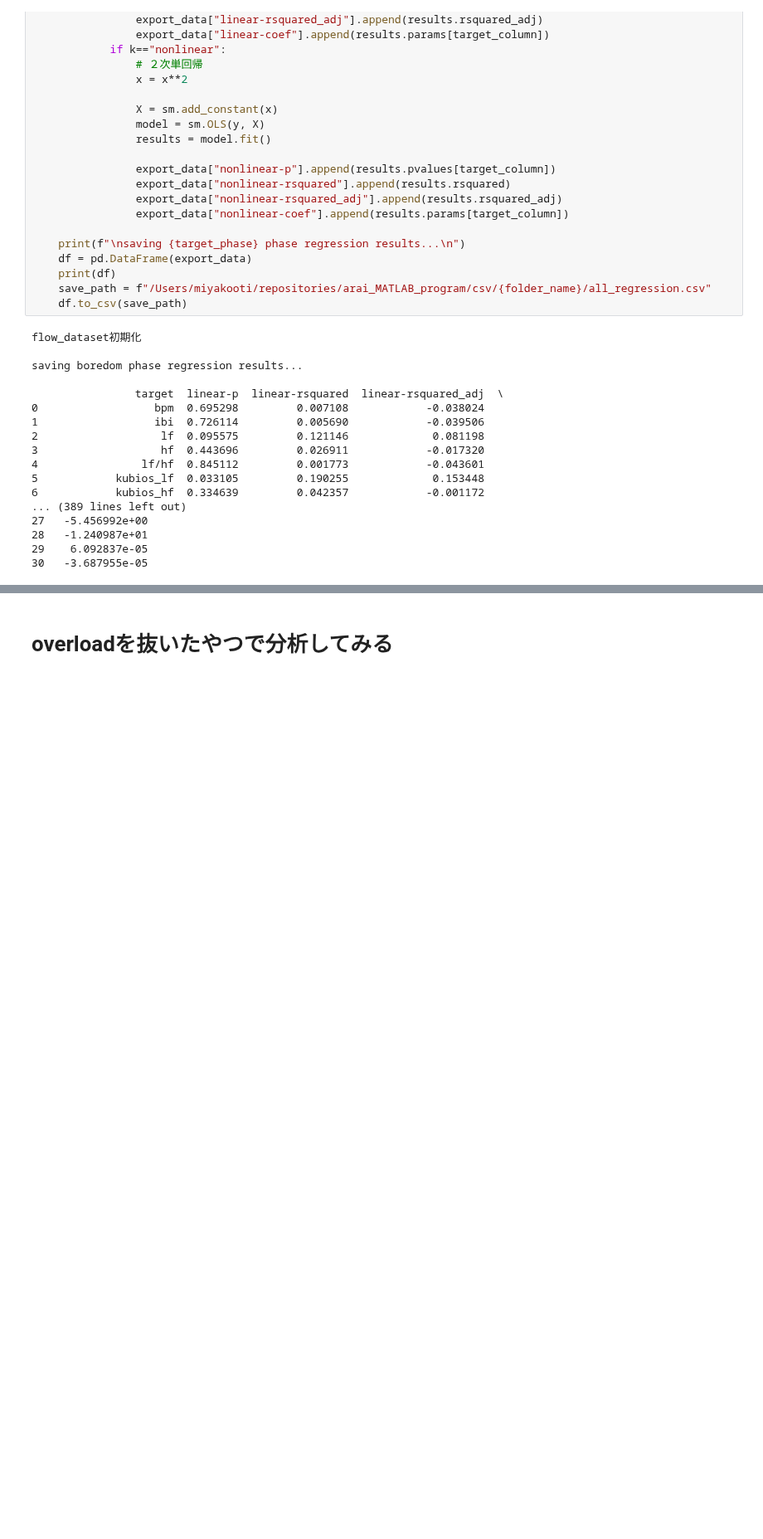
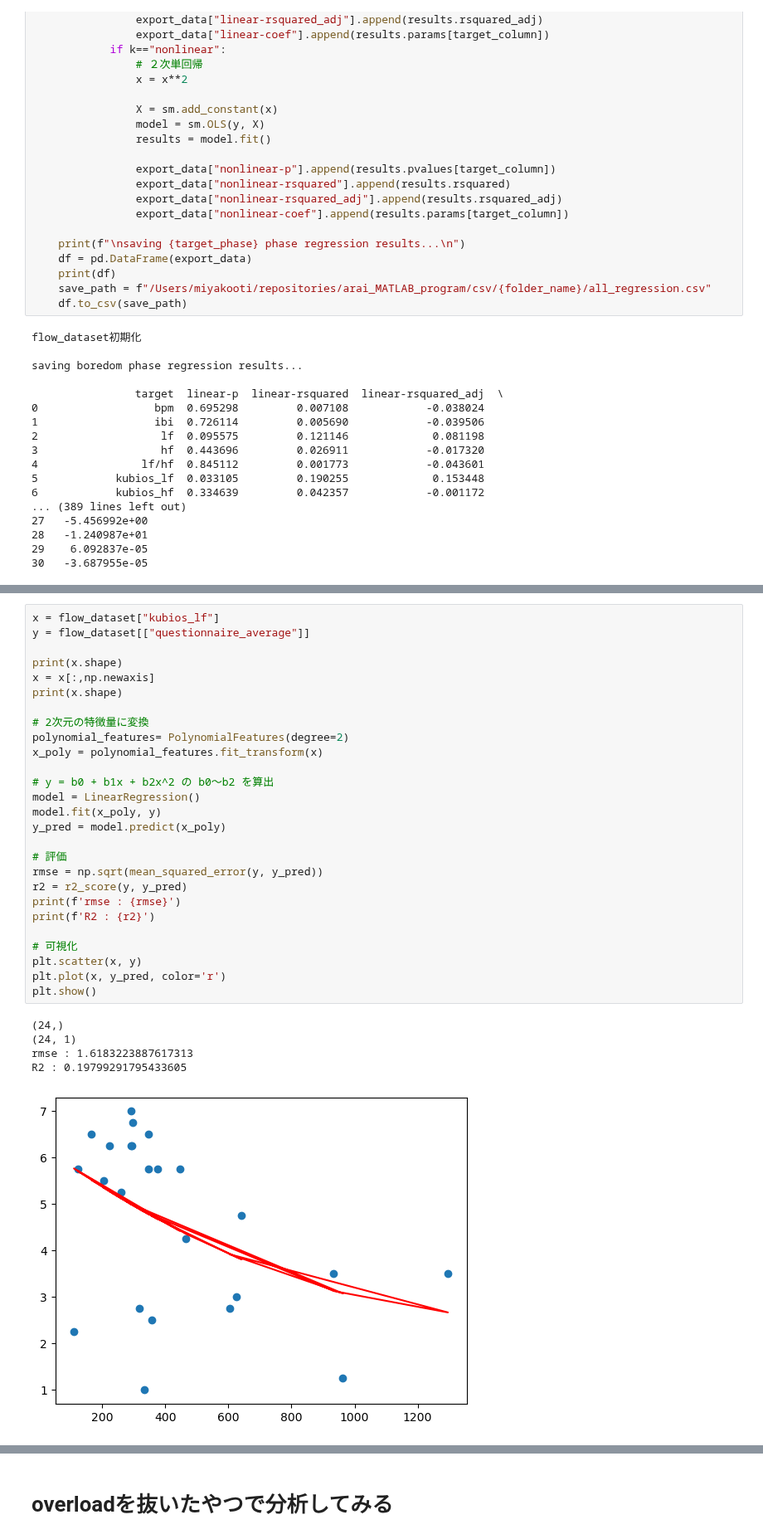
Before and after one commit to miyakooti/ECGAnalysis, a Jupyter notebook: regression_of_flow_score.ipynb, the cells around one changed output, grey strips where cells are left out. Shown at 83% size. Saved outputs shown, nothing was run; the diff lists cells and outputs as text; blank space fills up the shorter version.

```diff
--- a/regression_of_flow_score.ipynb
+++ b/regression_of_flow_score.ipynb
@@ -295,0 +398,33 @@ saving boredom phase regression results...
+# %%
+x = flow_dataset["kubios_lf"]
+y = flow_dataset[["questionnaire_average"]]
+
+print(x.shape)
+x = x[:,np.newaxis]
+print(x.shape)
+
+# 2次元の特徴量に変換
+polynomial_features= PolynomialFeatures(degree=2)
+x_poly = polynomial_features.fit_transform(x)
+
+# y = b0 + b1x + b2x^2 の b0～b2 を算出
+model = LinearRegression()
+model.fit(x_poly, y)
+y_pred = model.predict(x_poly)
+
+# 評価
+rmse = np.sqrt(mean_squared_error(y, y_pred))
+r2 = r2_score(y, y_pred)
+print(f'rmse : {rmse}')
+print(f'R2 : {r2}')
+
+# 可視化
+plt.scatter(x, y)
+plt.plot(x, y_pred, color='r')
+plt.show()
+# %% [output]
+(24,)
+(24, 1)
+rmse : 1.6183223887617313
+R2 : 0.19799291795433605
+[figure, added]
```
Also changed, not shown: parts of 9 cells of this notebook.
